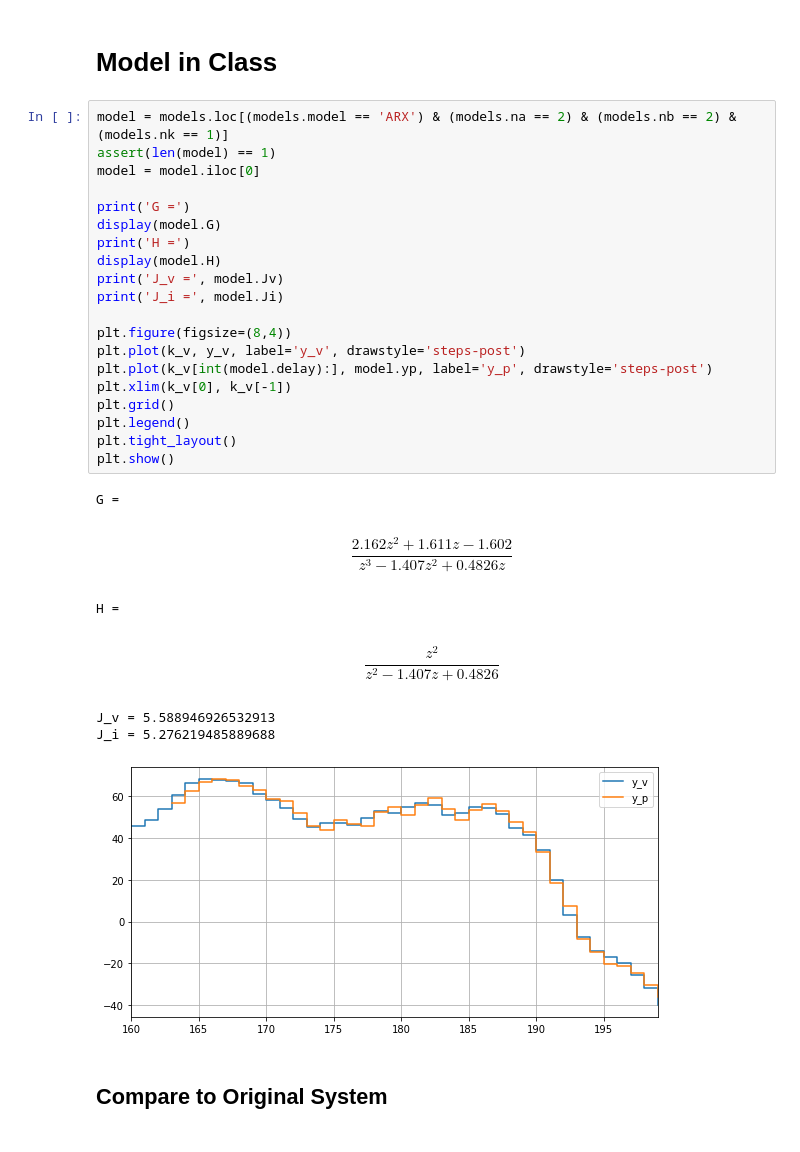
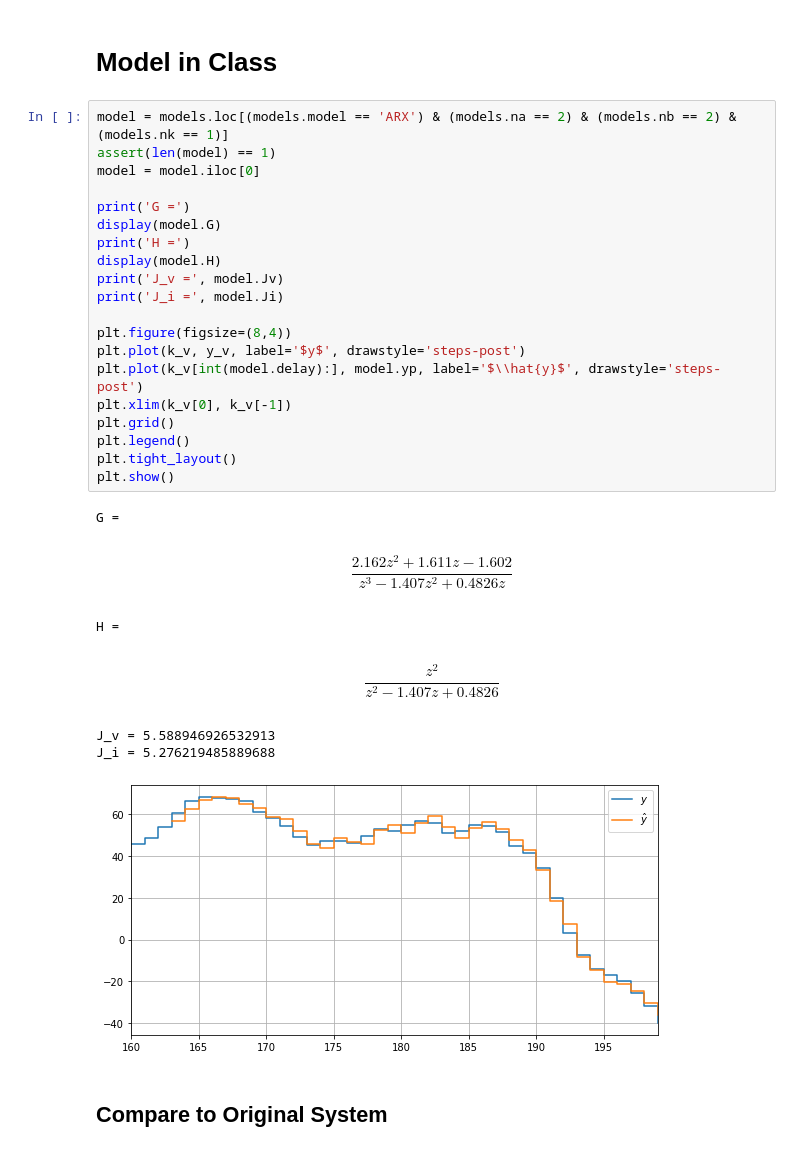
Before and after one commit to GuiBeal/system-identification, a Jupyter notebook: Python/main.ipynb, the cells around one changed output. Cells and saved outputs as stored; diff of their text form.

Commit message:
fix legend

```diff
--- a/Python/main.ipynb
+++ b/Python/main.ipynb
@@ -524,31 +524,31 @@ for i, (index, model) in enumerate(models.iterrows()):
 # %%
 model = models.loc[(models.model == 'ARX') & (models.na == 2) & (models.nb == 2) & (models.nk == 1)]
 assert(len(model) == 1)
 model = model.iloc[0]
 
 print('G =')
 display(model.G)
 print('H =')
 display(model.H)
 print('J_v =', model.Jv)
 print('J_i =', model.Ji)
 
 plt.figure(figsize=(8,4))
-plt.plot(k_v, y_v, label='y_v', drawstyle='steps-post')
-plt.plot(k_v[int(model.delay):], model.yp, label='y_p', drawstyle='steps-post')
+plt.plot(k_v, y_v, label='$y$', drawstyle='steps-post')
+plt.plot(k_v[int(model.delay):], model.yp, label='$\\hat{y}$', drawstyle='steps-post')
 plt.xlim(k_v[0], k_v[-1])
 plt.grid()
 plt.legend()
 plt.tight_layout()
 plt.show()
 # %% [output]
 G =
 $$\frac{2.162 z^2 + 1.611 z - 1.602}{z^3 - 1.407 z^2 + 0.4826 z}$$
 H =
 $$\frac{z^2}{z^2 - 1.407 z + 0.4826}$$
 J_v = 5.588946926532913
 J_i = 5.276219485889688
-[figure, old version]
+[figure, new version]
 # %% [markdown]
 ## Compare to Original System
 # %%
```
